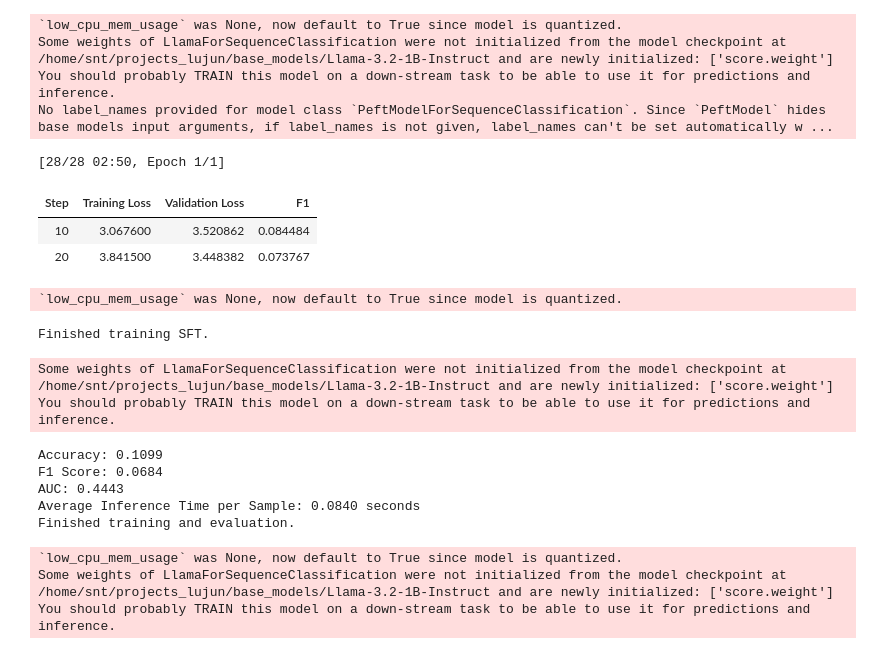
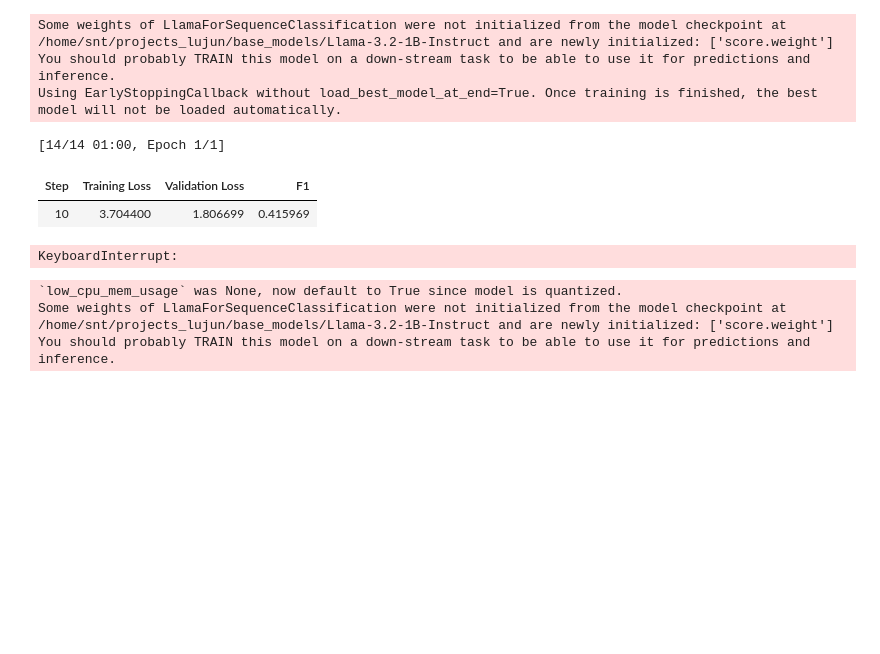
Before and after one commit to DobricLilujun/agentCLS, a Jupyter notebook: script/FT_llama/llama3_FT.ipynb, the cells around one changed output. Cells and saved outputs as stored; diff of their text form; code cells hidden in the pictures; blank space fills up the shorter version.

Commit message:
update llama 3 FT and bert FT

```diff
--- a/script/FT_llama/llama3_FT.ipynb
+++ b/script/FT_llama/llama3_FT.ipynb
@@ -90,7 +90,7 @@ training_dataset_path = "assets/training_dataset/LDD_split.json"
 model_path = "/home/snt/projects_lujun/base_models/Llama-3.2-1B-Instruct"
 resume_from_checkpoint = False
 resume_checkpoint_path = None
-qlora = True
+qlora = False
 r = 16
 
 train_dataset_path = os.path.abspath(os.path.join(project_root, training_dataset_path))
@@ -103,7 +103,7 @@ tokenizer.pad_token_id = tokenizer.eos_token_id
 tokenizer.pad_token = tokenizer.eos_token
 
 train_seed = 3407
-train_ratio = 0.01
+train_ratio = 0.005
 logging_steps = 10
 eval_steps = 10
 eval_strategy = "steps"
@@ -243,7 +243,7 @@ def train():
         report_to="tensorboard",
         disable_tqdm=False,
         seed = train_seed,
-        callbacks=[EarlyStoppingCallback(early_stopping_patience=3)]
+
     )
 
     # Create a Trainer instance
@@ -253,6 +253,7 @@ def train():
         train_dataset=tokenized_train_dataset,
         eval_dataset=tokenized_val_dataset,
         compute_metrics=compute_metrics,
+        callbacks=[EarlyStoppingCallback(early_stopping_patience=3)]
     )
     trainer_stats = trainer.train(resume_from_checkpoint=resume_from_checkpoint)
     print("Finished training SFT.")
@@ -326,47 +327,37 @@ def evaluate():
     auc = roc_auc_score(np.array(true_label_one_hot_list),  np.squeeze(np.array(all_probs), axis=1), multi_class='ovr', average='weighted')  # for multi-class AUC
 
     # Calculate inference time (average time per sample)
     end_time = time.time()
     inference_time = (end_time - start_time) / len(train_dataset)
 
     # Print the results
     print(f"Accuracy: {accuracy:.4f}")
     print(f"F1 Score: {f1:.4f}")
     print(f"AUC: {auc:.4f}")
     print(f"Average Inference Time per Sample: {inference_time:.4f} seconds")
     return
 
 
 
 trainer_stats = None
 
 def main():
     trainer_stats = train()
     return trainer_stats
 
 if __name__ == "__main__":
     trainer_stats = main()
     eval_results = evaluate()
 
     print("Finished training and evaluation.")
 # %% [output]
-`low_cpu_mem_usage` was None, now default to True since model is quantized.
 Some weights of LlamaForSequenceClassification were not initialized from the model checkpoint at /home/snt/projects_lujun/base_models/Llama-3.2-1B-Instruct and are newly initialized: ['score.weight']
 You should probably TRAIN this model on a down-stream task to be able to use it for predictions and inference.
-No label_names provided for model class `PeftModelForSequenceClassification`. Since `PeftModel` hides base models input arguments, if label_names is not given, label_names can't be set automatically w ...
+Using EarlyStoppingCallback without load_best_model_at_end=True. Once training is finished, the best model will not be loaded automatically.
-[28/28 02:50, Epoch 1/1]
+[14/14 01:00, Epoch 1/1]
 | Step | Training Loss | Validation Loss | F1 |
-| 10 | 3.067600 | 3.520862 | 0.084484 |
-| 20 | 3.841500 | 3.448382 | 0.073767 |
+| 10 | 3.704400 | 1.806699 | 0.415969 |
-`low_cpu_mem_usage` was None, now default to True since model is quantized.
+KeyboardInterrupt:
-Finished training SFT.
-Some weights of LlamaForSequenceClassification were not initialized from the model checkpoint at /home/snt/projects_lujun/base_models/Llama-3.2-1B-Instruct and are newly initialized: ['score.weight']
-You should probably TRAIN this model on a down-stream task to be able to use it for predictions and inference.
-Accuracy: 0.1099
-F1 Score: 0.0684
-AUC: 0.4443
-Average Inference Time per Sample: 0.0840 seconds
-Finished training and evaluation.
 # %%
 def evaluate():
 
```
Also changed, not shown: 3 other files.
